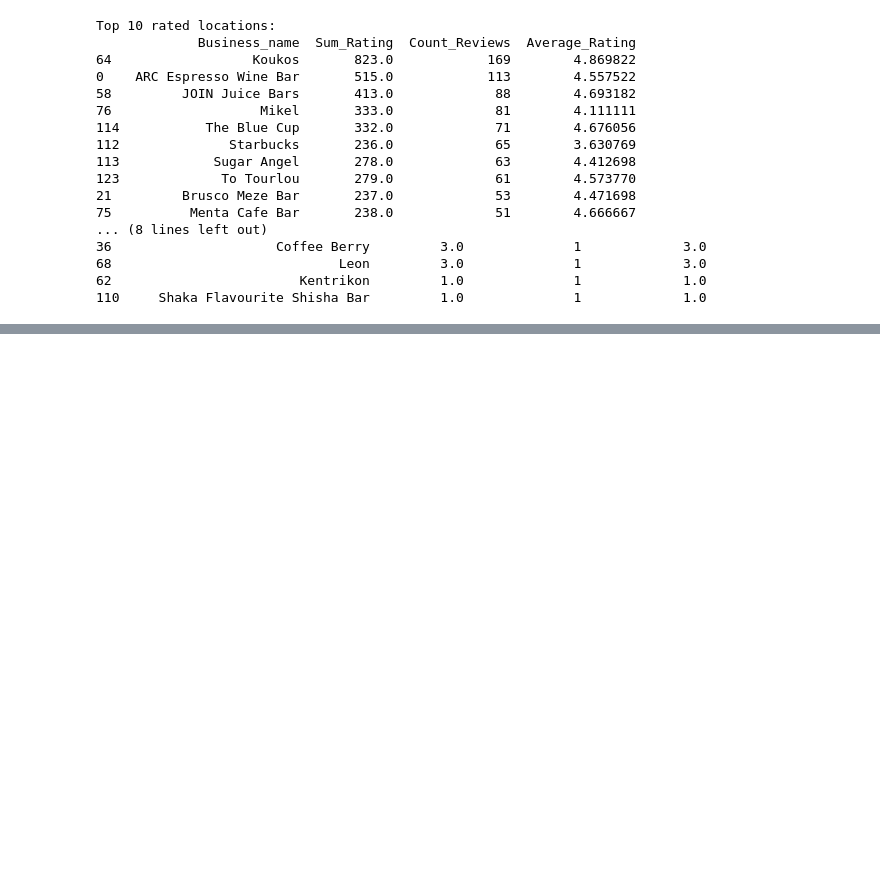
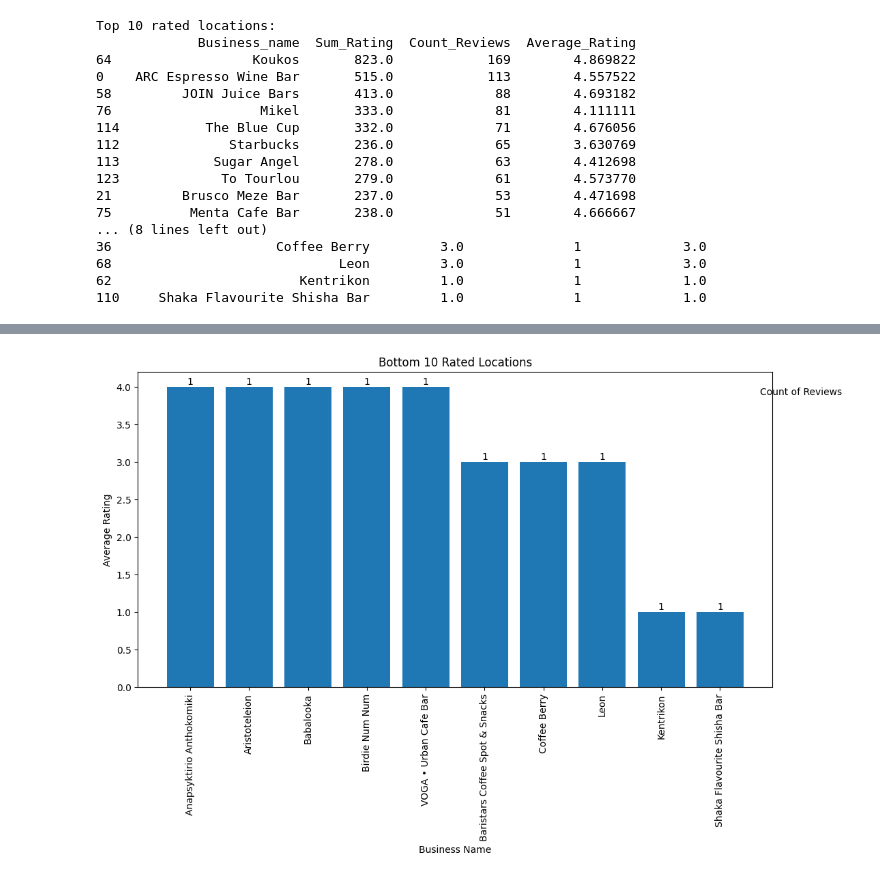
Before and after one commit to VasilikiZarkadoula/Trip-Advisor-Web-Scraping-Auth-2023, a Jupyter notebook: query_2.ipynb, the cells around one changed output, grey strips where cells are left out. Cells and saved outputs as stored; diff of their text form; code cells hidden in the pictures; blank space fills up the shorter version.

```diff
--- a/query_2.ipynb
+++ b/query_2.ipynb
@@ -46,0 +66,19 @@ Top 10 rated locations:
+# %%
+# Create a figure for the bottom 10 rated locations
+fig2, ax2 = plt.subplots(figsize=(12, 6))
+ax2.bar(bottom_10['Business_name'], bottom_10['Average_Rating'])
+ax2.set_title('Bottom 10 Rated Locations')
+ax2.set_xlabel('Business Name')
+ax2.set_ylabel('Average Rating')
+ax2.set_xticklabels(bottom_10['Business_name'], rotation=90)
+
+# Add the count of reviews as text above each bar
+bottom_counts = bottom_10['Count_Reviews'].tolist()
+for i, bar in enumerate(ax2.patches):
+    ax2.text(bar.get_x() + bar.get_width() / 2, bar.get_height(), bottom_counts[i], ha='center', va='bottom')
+ax2.text(0.98, 0.95, 'Count of Reviews', ha='left', va='top', transform=ax2.transAxes)
+
+# Display the plots
+plt.show()
+# %% [output]
+[figure, added]
```
Also changed, not shown: parts of 2 cells of this notebook.
